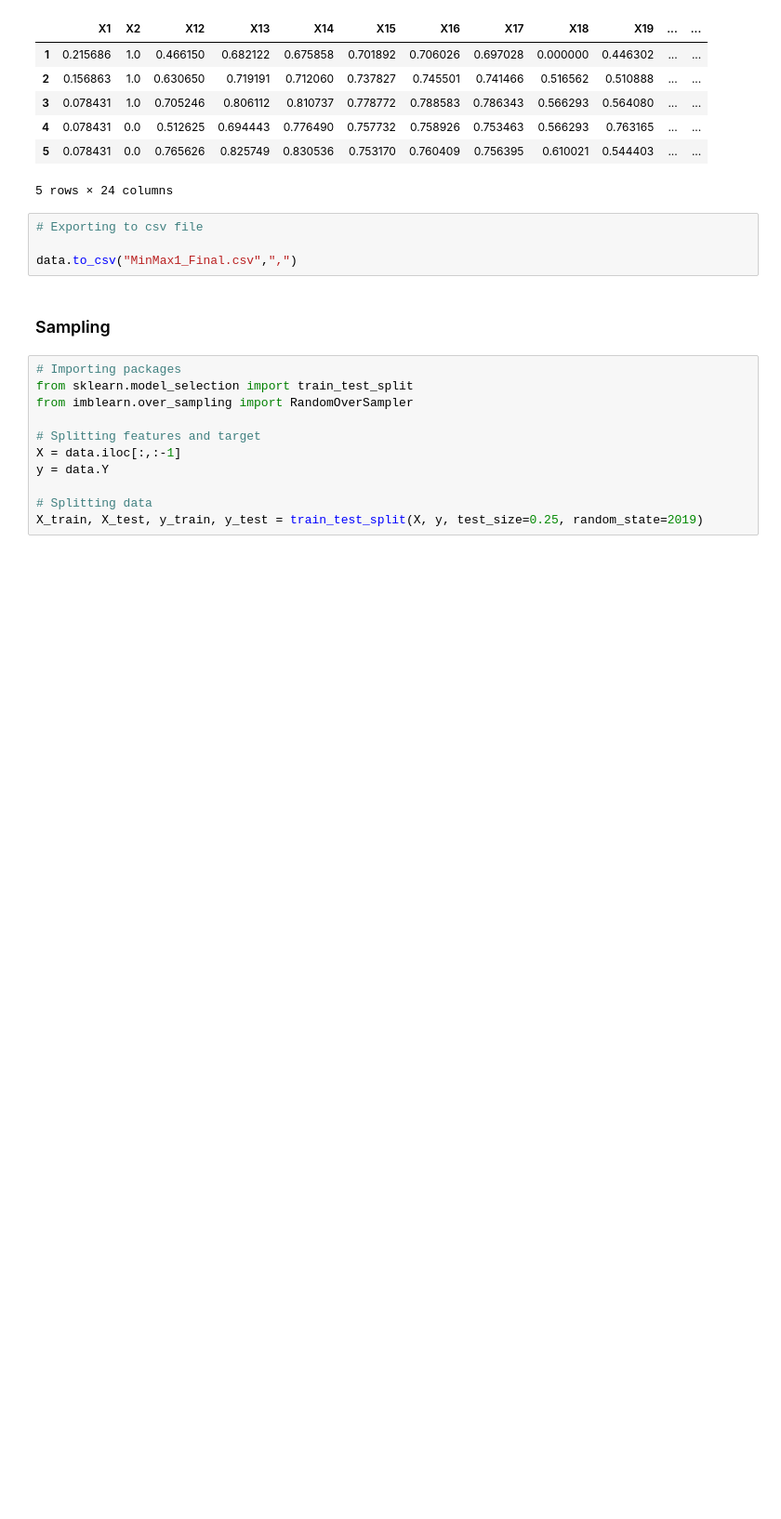
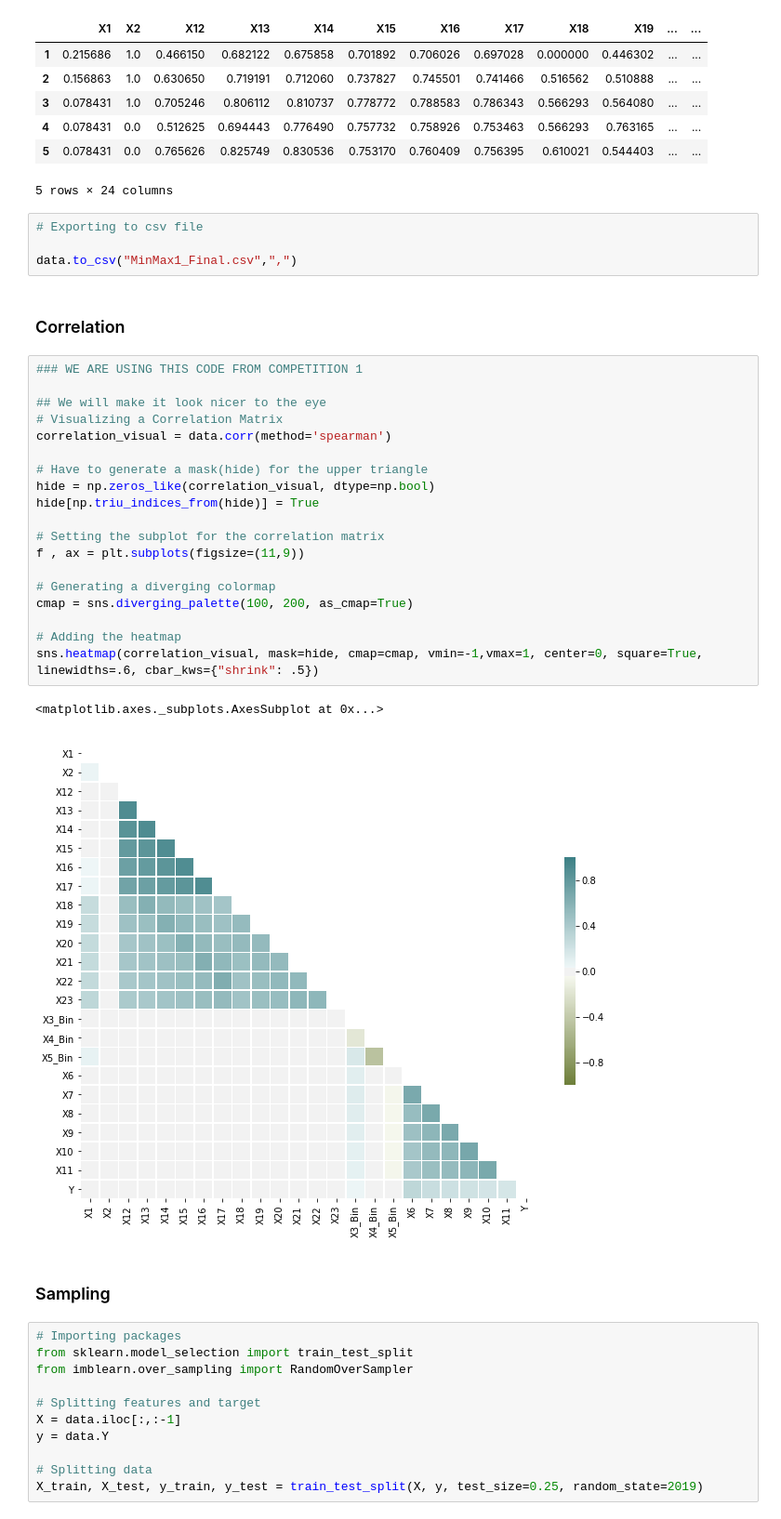
Before and after one commit to BA545-SP2019/2019-competition2-the-dundies, a Jupyter notebook: Notebooks/Pipelines/MinMax1.ipynb, the cells around one changed output. Shown at 93% size. Saved outputs shown, nothing was run; the diff lists cells and outputs as text; blank space fills up the shorter version.

Commit message:
Added Correlation in MinMax

```diff
--- a/Notebooks/Pipelines/MinMax1.ipynb
+++ b/Notebooks/Pipelines/MinMax1.ipynb
@@ -503,6 +503,30 @@ data.head()
 # Exporting to csv file
 
 data.to_csv("MinMax1_Final.csv",",")
+# %% [markdown]
+### Correlation ###
+# %%
+### WE ARE USING THIS CODE FROM COMPETITION 1
+
+## We will make it look nicer to the eye
+# Visualizing a Correlation Matrix
+correlation_visual = data.corr(method='spearman')
+
+# Have to generate a mask(hide) for the upper triangle
+hide = np.zeros_like(correlation_visual, dtype=np.bool)
+hide[np.triu_indices_from(hide)] = True
+
+# Setting the subplot for the correlation matrix
+f , ax = plt.subplots(figsize=(11,9))
+
+# Generating a diverging colormap
+cmap = sns.diverging_palette(100, 200, as_cmap=True)
+
+# Adding the heatmap
+sns.heatmap(correlation_visual, mask=hide, cmap=cmap, vmin=-1,vmax=1, center=0, square=True, linewidths=.6, cbar_kws={"shrink": .5})
+# %% [output]
+<matplotlib.axes._subplots.AxesSubplot at 0x...>
+[figure, added]
 # %% [markdown]
 ### Sampling ###
 # %%
```
Also changed, not shown: parts of 7 cells of this notebook.
